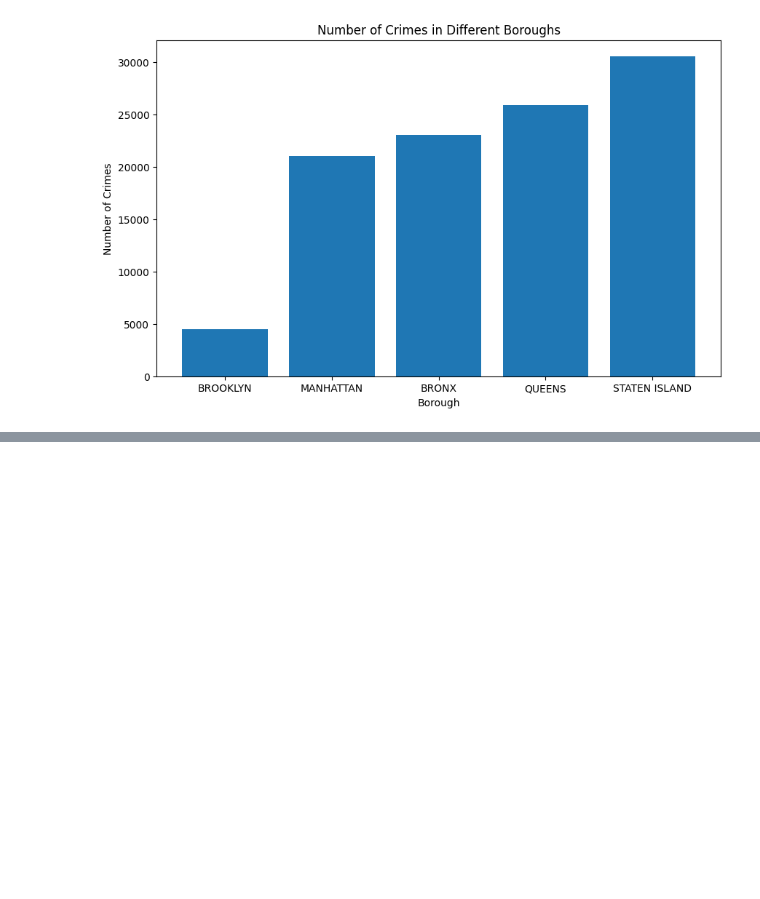
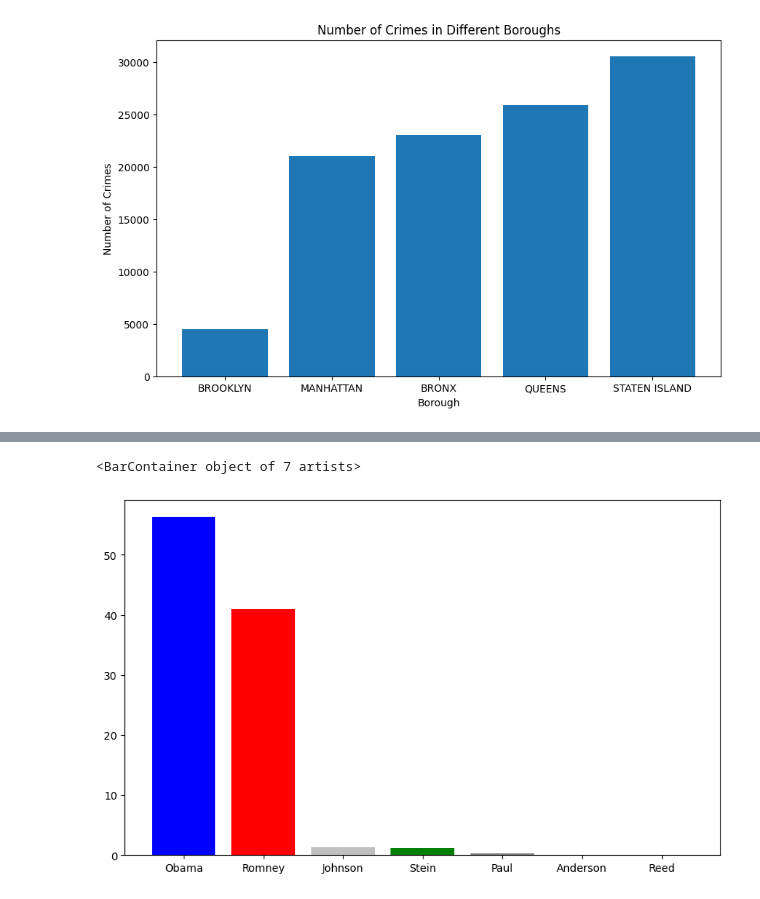
Before and after one commit to aleem-dev/DataAnalysis, a Jupyter notebook: DS-Python-EngyFouda/ch-3/barchart.ipynb, the cells around one changed output, grey strips where cells are left out. Saved outputs shown, nothing was run; the diff lists cells and outputs as text; code cells hidden in the pictures; blank space fills up the shorter version.

Commit message:
Created dataframe from dictionalry, annd created histrogram using bar chart

```diff
--- a/DS-Python-EngyFouda/ch-3/barchart.ipynb
+++ b/DS-Python-EngyFouda/ch-3/barchart.ipynb
@@ -38,0 +61,20 @@ plt.show()
+# %%
+import pandas as pd
+import matplotlib.pyplot as plt
+
+# Following is our data
+data = {
+    'Candidate':['Obama', 'Romney','Johnson','Stein','Paul','Anderson','Reed'],
+    'Winning Percentage':[56.27,40.98,1.31,1.14,0.29,0.01,0],
+    'colors': ['blue','red','silver','green','grey','grey','grey']
+}
+
+df = pd.DataFrame(data)
+df.head()
+
+#plot histrogram using barchart
+plt.figure(figsize=(10,6))
+plt.bar(df['Candidate'],df['Winning Percentage'],color=df['colors'])
+# %% [output]
+<BarContainer object of 7 artists>
+[figure, added]
```
Also changed, not shown: parts of 3 cells of this notebook.
